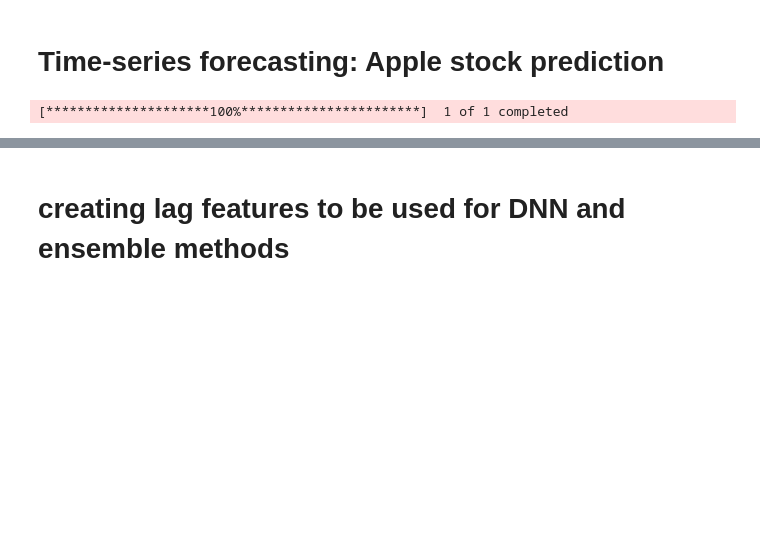
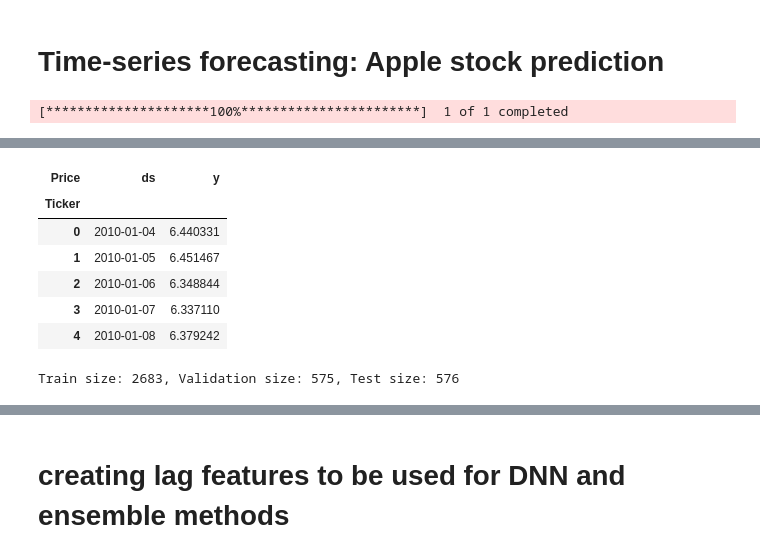
Before and after one commit to apoorvapu/data_science, a Jupyter notebook: stock-price-prediction.ipynb, the cells around one changed output, grey strips where cells are left out. Cells and saved outputs as stored; diff of their text form; code cells hidden in the pictures; blank space fills up the shorter version.

```diff
--- a/stock-price-prediction.ipynb
+++ b/stock-price-prediction.ipynb
@@ -81,0 +97,27 @@ plt.show()
+# %%
+from prophet import Prophet
+from prophet.diagnostics import cross_validation, performance_metrics
+from sklearn.metrics import mean_squared_error, mean_absolute_error, r2_score
+
+prophet_data=data.reset_index()
+prophet_data=prophet_data.rename(columns={'Date':'ds','close price':'y'})
+prophet_data.head()
+# %% [output]
+| Price | ds | y |
+| Ticker |  |  |
+| 0 | 2010-01-04 | 6.440331 |
+| 1 | 2010-01-05 | 6.451467 |
+| 2 | 2010-01-06 | 6.348844 |
+| 3 | 2010-01-07 | 6.337110 |
+| 4 | 2010-01-08 | 6.379242 |
+# %%
+# 2. Train-Validation-Test Split
+train_size = int(0.7 * len(prophet_data))  # 70% train
+val_size = int(0.15 * len(prophet_data))   # 15% validation
+train_df = prophet_data[:train_size]
+val_df = prophet_data[train_size:train_size+val_size]
+test_df = prophet_data[train_size+val_size:]
+
+print(f'Train size: {len(train_df)}, Validation size: {len(val_df)}, Test size: {len(test_df)}')
+# %% [output]
+Train size: 2683, Validation size: 575, Test size: 576
```
Also changed, not shown: parts of 34 cells of this notebook.
